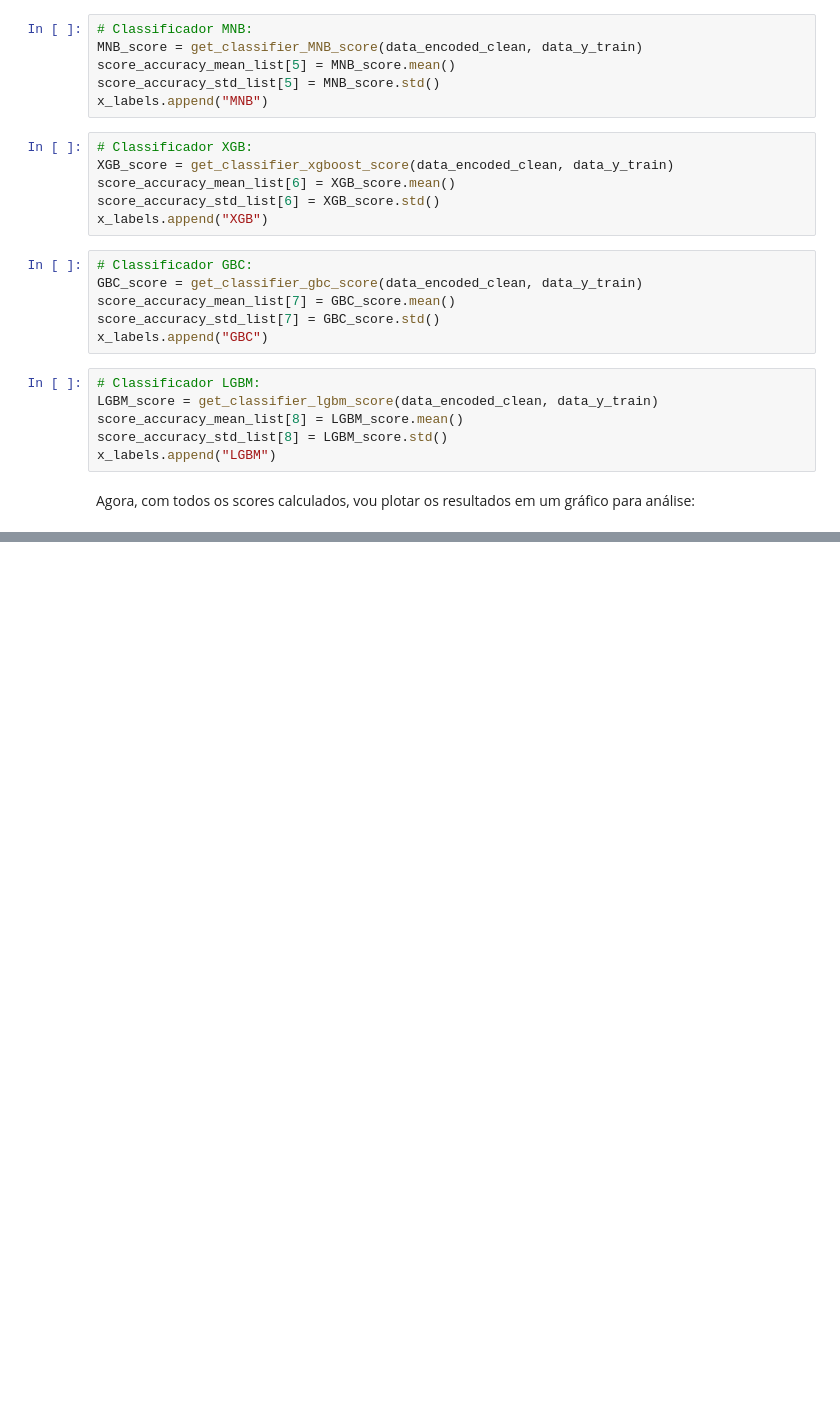
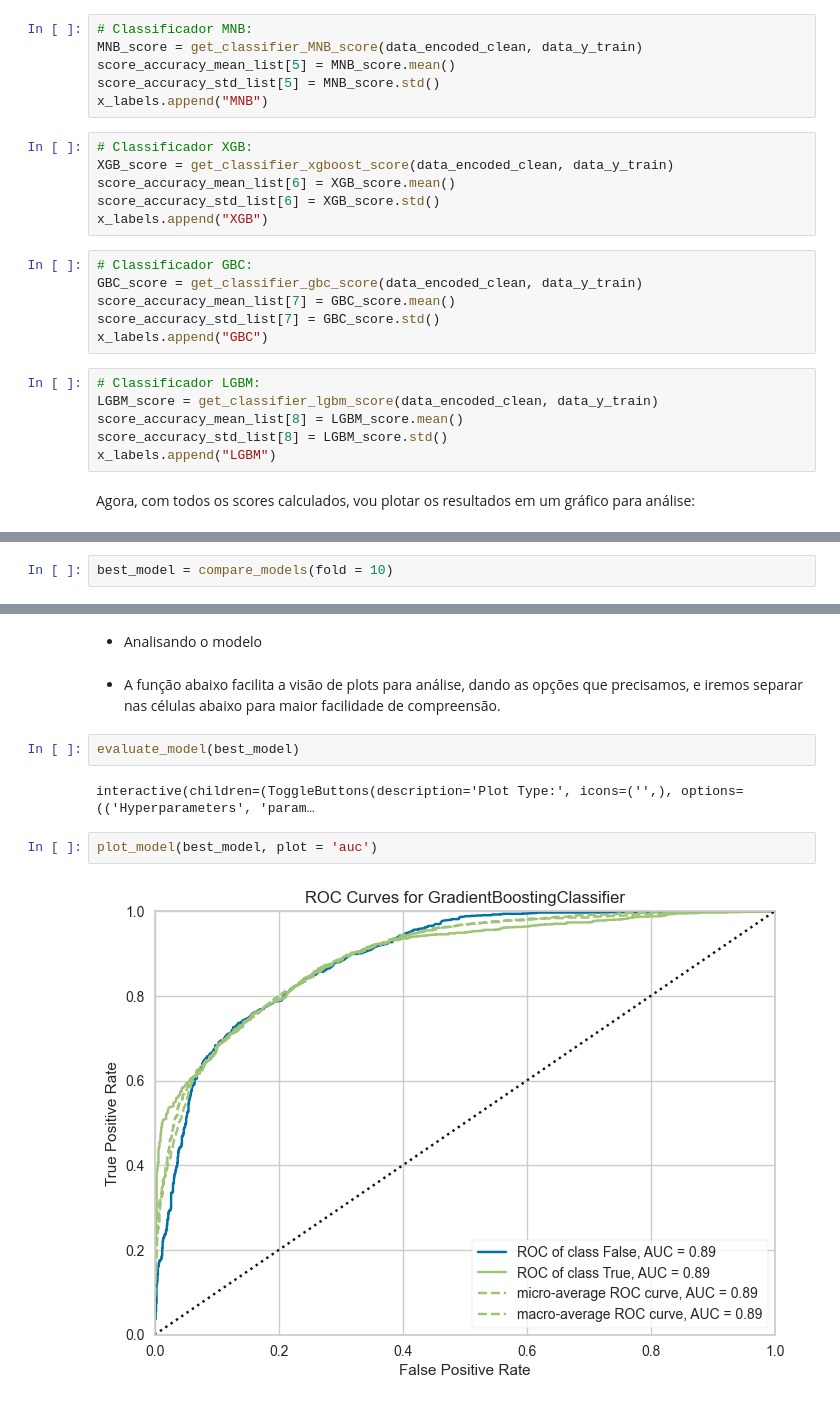
Before and after one commit to henriquemf/projeto-machine-learning, a Jupyter notebook: projeto.ipynb, the cells around one changed output, grey strips where cells are left out. Drawn from its saved outputs; the diff is of its cells as text; blank space fills up the shorter version.

Commit message:
New requirement and models

```diff
--- a/projeto.ipynb
+++ b/projeto.ipynb
@@ -928,0 +1008,2 @@ pd.DataFrame({
+# %%
+best_model = compare_models(fold = 10)
@@ -928,0 +1042,12 @@ pd.DataFrame({
+# %% [markdown]
+- Analisando o modelo
+# %% [markdown]
+- A função abaixo facilita a visão de plots para análise, dando as opções que precisamos, e iremos separar nas células abaixo para maior facilidade de compreensão.
+# %%
+evaluate_model(best_model)
+# %% [output]
+interactive(children=(ToggleButtons(description='Plot Type:', icons=('',), options=(('Hyperparameters', 'param…
+# %%
+plot_model(best_model, plot = 'auc')
+# %% [output]
+[figure, added]
```
Also changed, not shown: parts of 24 cells of this notebook, 1 other file.
